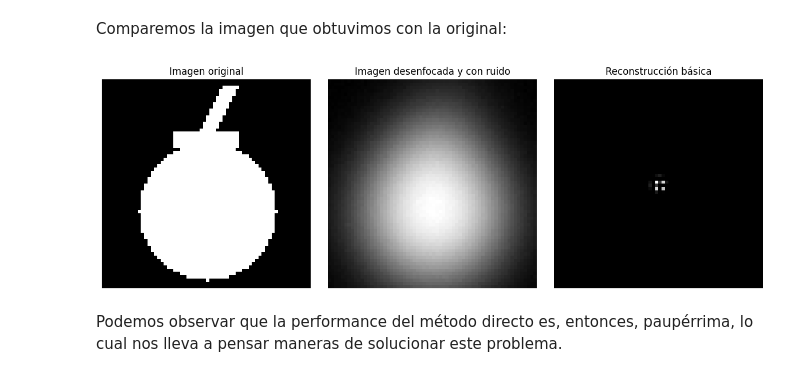
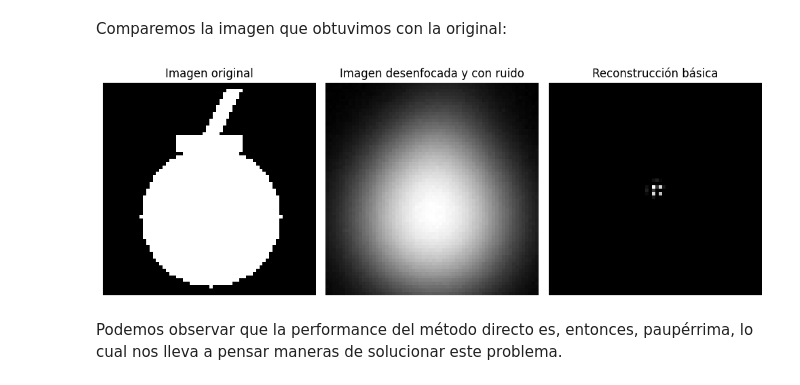
Before and after one commit to faustomartinez/trabajo-problemas-inversos, a Jupyter notebook: codigo.ipynb, the cells around one changed output. Saved outputs shown, nothing was run; the diff lists cells and outputs as text; code cells hidden in the pictures.

```diff
--- a/codigo.ipynb
+++ b/codigo.ipynb
@@ -376,35 +376,35 @@ x_naive = np.linalg.solve(A,b_noise)
 Comparemos la imagen que obtuvimos con la original:
 # %%
 # Hacemos subplots para hacer 2 gráficos en uno
-plt.figure(figsize=(12, 4))
+plt.figure(figsize=(10, 4))
 
 # Graficamos la imagen original
 plt.subplot(1, 3, 1)
 imagen_true = funciones.im(x_true, dimensiones)
 plt.imshow(imagen_true, vmin=0, vmax=np.max(imagen_true), cmap='gray')
 plt.title("Imagen original")
 plt.axis('off')
 
 # Graficamos el dato recibido
 plt.subplot(1, 3, 2)
 imagen_b_noise = funciones.im(b_noise, dimensiones)
 plt.imshow(imagen_b_noise, vmin=0, vmax=np.max(imagen_b_noise), cmap='gray')
 plt.title("Imagen desenfocada y con ruido")
 plt.axis('off')
 
 # Graficamos la reconstrucción naive
 plt.subplot(1, 3, 3)
 imagen_naive = funciones.im(x_naive, dimensiones)
 plt.imshow(imagen_naive, vmin=0, vmax=np.max(imagen_naive), cmap='gray')
 plt.title("Reconstrucción básica")
 plt.axis('off')
 
 # Mostramos
-plt.savefig("Imagenes/mate_directo.png")
+plt.savefig("Imagenes/mate_basico1.png")
 plt.tight_layout()
 plt.show()
 # %% [output]
-[figure, old version]
+[figure, new version]
 # %% [markdown]
 Podemos observar que la performance del método directo es, entonces, paupérrima, lo cual nos lleva a pensar maneras de solucionar este problema.
 # %% [markdown]
```
Also changed, not shown: 2 other files.
